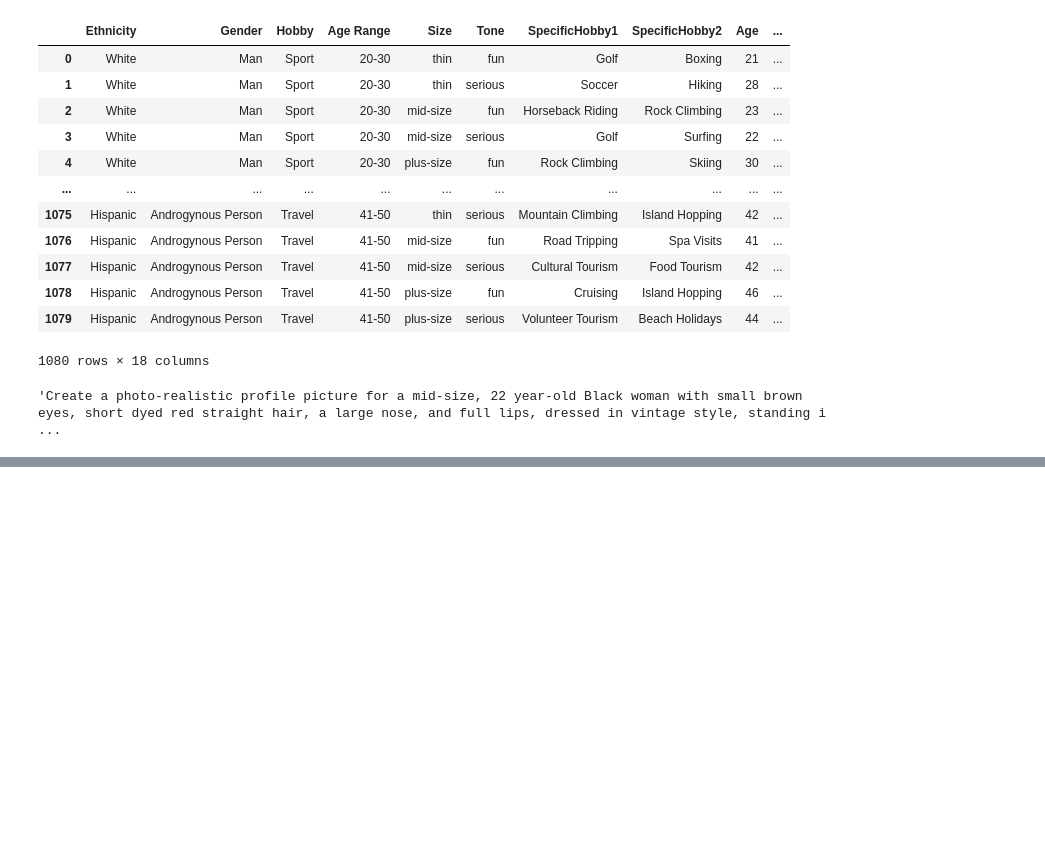
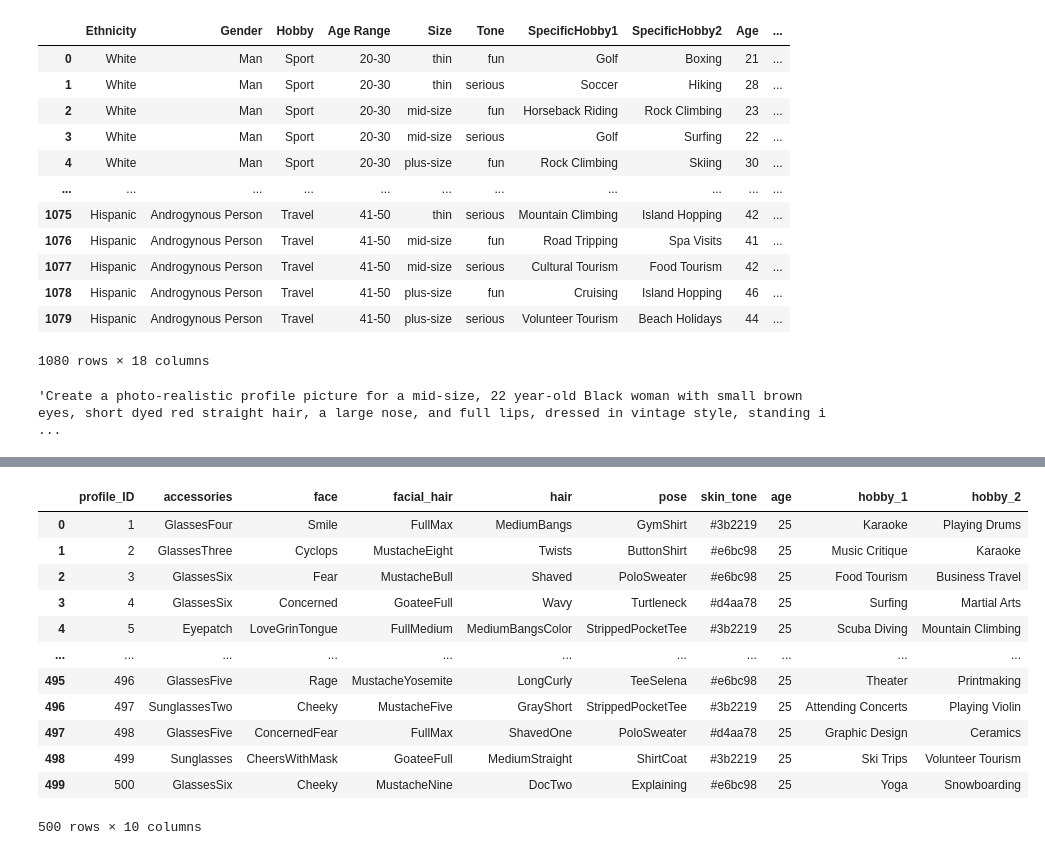
Before and after one commit to sofiahafner/dating-app-experiment, a Jupyter notebook: profiles/ProfileCreation.ipynb, the cells around one changed output, grey strips where cells are left out. Saved outputs shown, nothing was run; the diff lists cells and outputs as text; code cells hidden in the pictures; blank space fills up the shorter version.

```diff
--- a/profiles/ProfileCreation.ipynb
+++ b/profiles/ProfileCreation.ipynb
@@ -358,0 +361,43 @@ df.to_json('/Users/franziskahafner/Desktop/oii/trinity/thesis/experiment/dating-
+# %%
+df = pd.DataFrame({'profile_ID': range(1, 501)})
+
+def assign_peep_features(row):
+    peep_accessories = random.choice(accessories) if random.random() > -0.3 else ""
+    peep_face = random.choice(faces)
+    peep_facial_hair = random.choice(facial_hair) if random.random() > -0.3 else ""
+    peep_hair = random.choice(hair)
+    peep_pose = random.choice(poses)
+    main_hobby = random.choice(["Sport", "Music", "Art", "Travel"])
+    skin_tone = random.choice(skin_tones)
+    age = 25
+    hobby_1 = random.choice(hobbies_dict[main_hobby])
+    hobby_2 = random.choice(hobbies_dict[main_hobby])
+
+    return pd.Series({
+        'accessories': peep_accessories,
+        'face': peep_face,
+        'facial_hair': peep_facial_hair,
+        'hair': peep_hair,
+        'pose': peep_pose,
+        'skin_tone': skin_tone,
+        'age': age,
+        'hobby_1': hobby_1,
+        'hobby_2': hobby_2
+    })
+
+df[['accessories', 'face', 'facial_hair', 'hair', 'pose', 'skin_tone', 'age', 'hobby_1', 'hobby_2']] = df.apply(assign_peep_features, axis=1)
+df
+# %% [output]
+|  | profile_ID | accessories | face | facial_hair | hair | pose | skin_tone | age | hobby_1 | hobby_2 |
+| 0 | 1 | GlassesFour | Smile | FullMax | MediumBangs | GymShirt | #3b2219 | 25 | Karaoke | Playing Drums |
+| 1 | 2 | GlassesThree | Cyclops | MustacheEight | Twists | ButtonShirt | #e6bc98 | 25 | Music Critique | Karaoke |
+| 2 | 3 | GlassesSix | Fear | MustacheBull | Shaved | PoloSweater | #e6bc98 | 25 | Food Tourism | Business Travel |
+| 3 | 4 | GlassesSix | Concerned | GoateeFull | Wavy | Turtleneck | #d4aa78 | 25 | Surfing | Martial Arts |
+| 4 | 5 | Eyepatch | LoveGrinTongue | FullMedium | MediumBangsColor | StrippedPocketTee | #3b2219 | 25 | Scuba Diving | Mountain Climbing |
+| ... | ... | ... | ... | ... | ... | ... | ... | ... | ... | ... |
+| 495 | 496 | GlassesFive | Rage | MustacheYosemite | LongCurly | TeeSelena | #e6bc98 | 25 | Theater | Printmaking |
+| 496 | 497 | SunglassesTwo | Cheeky | MustacheFive | GrayShort | StrippedPocketTee | #3b2219 | 25 | Attending Concerts | Playing Violin |
+| 497 | 498 | GlassesFive | ConcernedFear | FullMax | ShavedOne | PoloSweater | #d4aa78 | 25 | Graphic Design | Ceramics |
+| 498 | 499 | Sunglasses | CheersWithMask | GoateeFull | MediumStraight | ShirtCoat | #3b2219 | 25 | Ski Trips | Volunteer Tourism |
+| 499 | 500 | GlassesSix | Cheeky | MustacheNine | DocTwo | Explaining | #e6bc98 | 25 | Yoga | Snowboarding |
+500 rows × 10 columns
```
Also changed, not shown: parts of 9 cells of this notebook, 9 other files.
